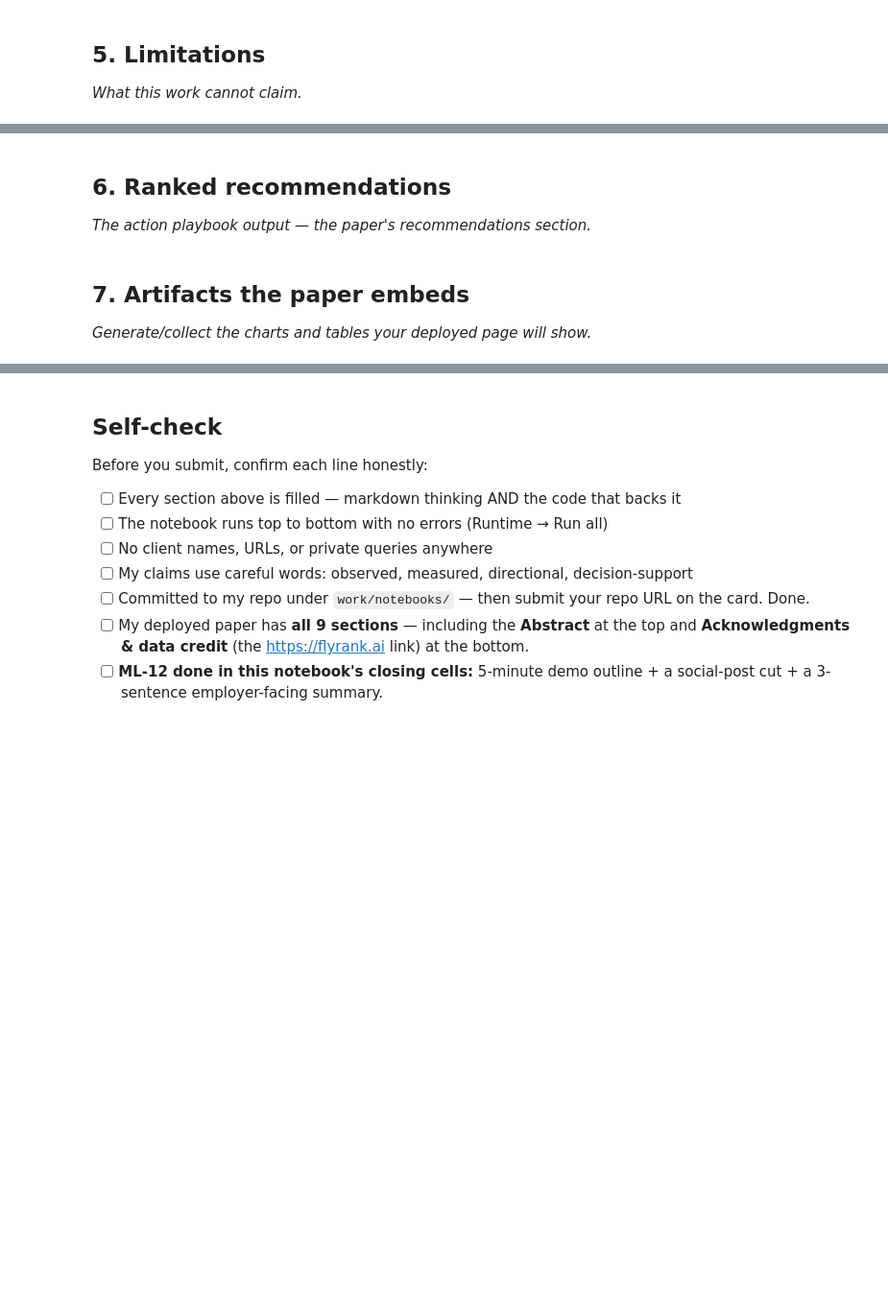
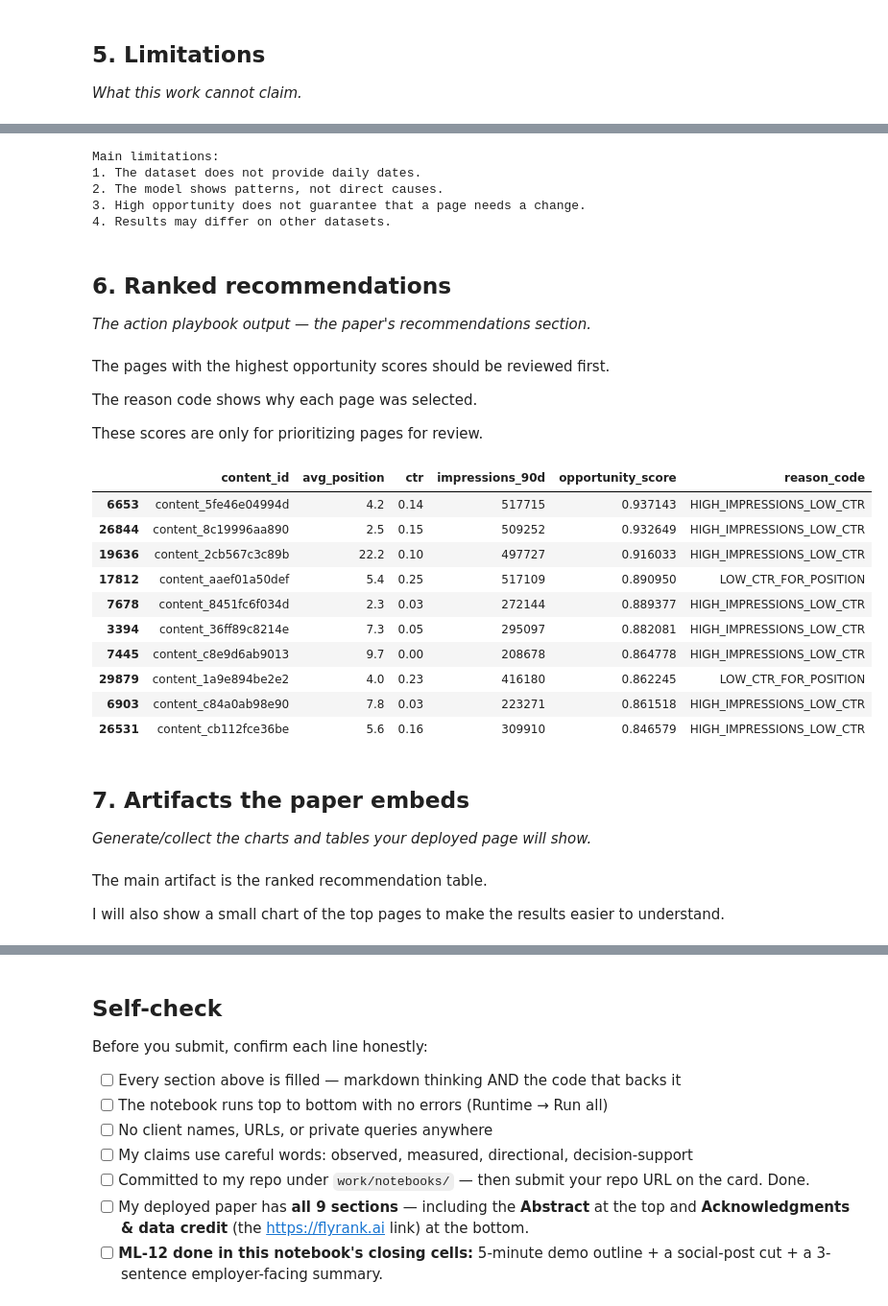
Before and after one commit to adithyajupally/flyrank-ml-internship-jupally, a Jupyter notebook: work/notebooks/capstone.ipynb, the cells around one changed output, grey strips where cells are left out. Shown at 96% size. Drawn from its saved outputs; the diff is of its cells as text; code cells hidden in the pictures; blank space fills up the shorter version.

```diff
--- a/work/notebooks/capstone.ipynb
+++ b/work/notebooks/capstone.ipynb
@@ -29,8 +263,68 @@ This skeleton is yours to fill. Work the sections **in order** — each one has
+# %%
+print("Main limitations:")
+print("1. The dataset does not provide daily dates.")
+print("2. The model shows patterns, not direct causes.")
+print("3. High opportunity does not guarantee that a page needs a change.")
+print("4. Results may differ on other datasets.")
+# %% [output]
+Main limitations:
+1. The dataset does not provide daily dates.
+2. The model shows patterns, not direct causes.
+3. High opportunity does not guarantee that a page needs a change.
+4. Results may differ on other datasets.
 # %% [markdown]
 ## 6. Ranked recommendations
 
 *The action playbook output — the paper's recommendations section.*
+# %% [markdown]
+The pages with the highest opportunity scores should be reviewed first.
+
+The reason code shows why each page was selected.
+
+These scores are only for prioritizing pages for review.
+# %%
+df = pd.read_csv("data/raw/content_refresh_anonymized.csv")
+
+# Min-max normalization
+position_score = (df["avg_position"].max() - df["avg_position"]) / (df["avg_position"].max() - df["avg_position"].min())
+
+impression_score = (df["impressions_90d"] - df["impressions_90d"].min()) / (df["impressions_90d"].max() - df["impressions_90d"].min())
+
+low_ctr_score = 1 - df["ctr"]
+
+# Baseline opportunity score
+df["opportunity_score"] = (0.4 * position_score+ 0.4 * low_ctr_score+ 0.2 * impression_score)
+
+# Reason codes
+df["reason_code"] = "LOW_CTR_FOR_POSITION"
+
+df.loc[(df["avg_position"] <= 20) & (df["ctr"] < 0.20),"reason_code"] = "GOOD_POSITION_LOW_CTR"
+
+df.loc[(df["impressions_90d"] > df["impressions_90d"].median()) & (df["ctr"] < 0.20),"reason_code"] = "HIGH_IMPRESSIONS_LOW_CTR"
+
+# Top 20 pages
+recommendations = (df[["content_id","avg_position","ctr","impressions_90d","opportunity_score","reason_code"]]
+                    .sort_values("opportunity_score", ascending=False).head(20))
+
+recommendations.head(10)
+# %% [output]
+|  | content_id | avg_position | ctr | impressions_90d | opportunity_score | reason_code |
+| 6653 | content_5fe46e04994d | 4.2 | 0.14 | 517715 | 0.937143 | HIGH_IMPRESSIONS_LOW_CTR |
+| 26844 | content_8c19996aa890 | 2.5 | 0.15 | 509252 | 0.932649 | HIGH_IMPRESSIONS_LOW_CTR |
+| 19636 | content_2cb567c3c89b | 22.2 | 0.10 | 497727 | 0.916033 | HIGH_IMPRESSIONS_LOW_CTR |
+| 17812 | content_aaef01a50def | 5.4 | 0.25 | 517109 | 0.890950 | LOW_CTR_FOR_POSITION |
+| 7678 | content_8451fc6f034d | 2.3 | 0.03 | 272144 | 0.889377 | HIGH_IMPRESSIONS_LOW_CTR |
+| 3394 | content_36ff89c8214e | 7.3 | 0.05 | 295097 | 0.882081 | HIGH_IMPRESSIONS_LOW_CTR |
+| 7445 | content_c8e9d6ab9013 | 9.7 | 0.00 | 208678 | 0.864778 | HIGH_IMPRESSIONS_LOW_CTR |
+| 29879 | content_1a9e894be2e2 | 4.0 | 0.23 | 416180 | 0.862245 | LOW_CTR_FOR_POSITION |
+| 6903 | content_c84a0ab98e90 | 7.8 | 0.03 | 223271 | 0.861518 | HIGH_IMPRESSIONS_LOW_CTR |
+| 26531 | content_cb112fce36be | 5.6 | 0.16 | 309910 | 0.846579 | HIGH_IMPRESSIONS_LOW_CTR |
 # %% [markdown]
 ## 7. Artifacts the paper embeds
 
 *Generate/collect the charts and tables your deployed page will show.*
+# %% [markdown]
+
+The main artifact is the ranked recommendation table.
+
+I will also show a small chart of the top pages to make the results easier to understand.
```
Also changed, not shown: parts of 16 cells of this notebook.
